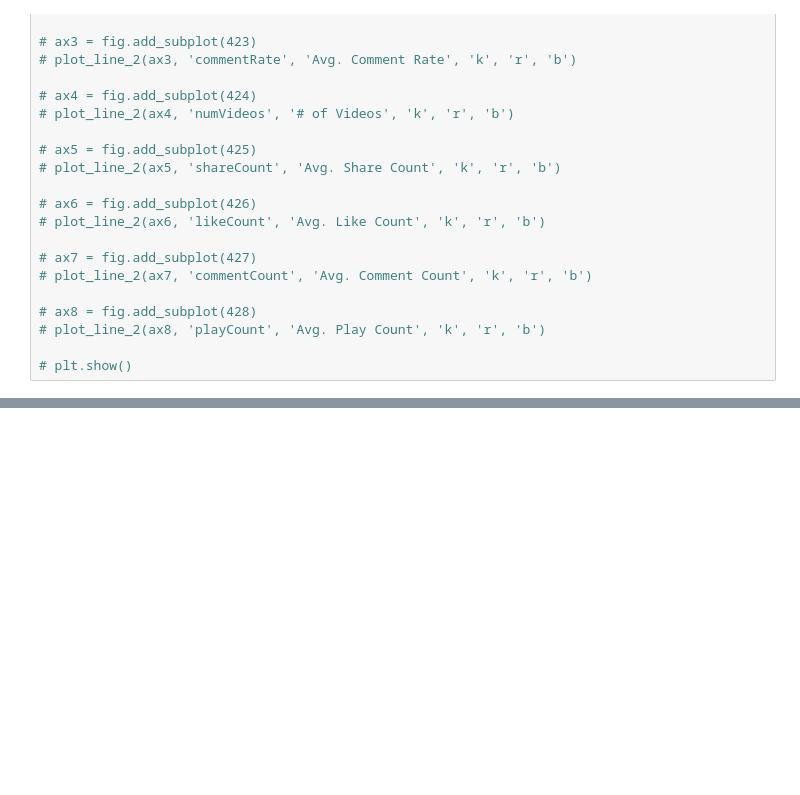
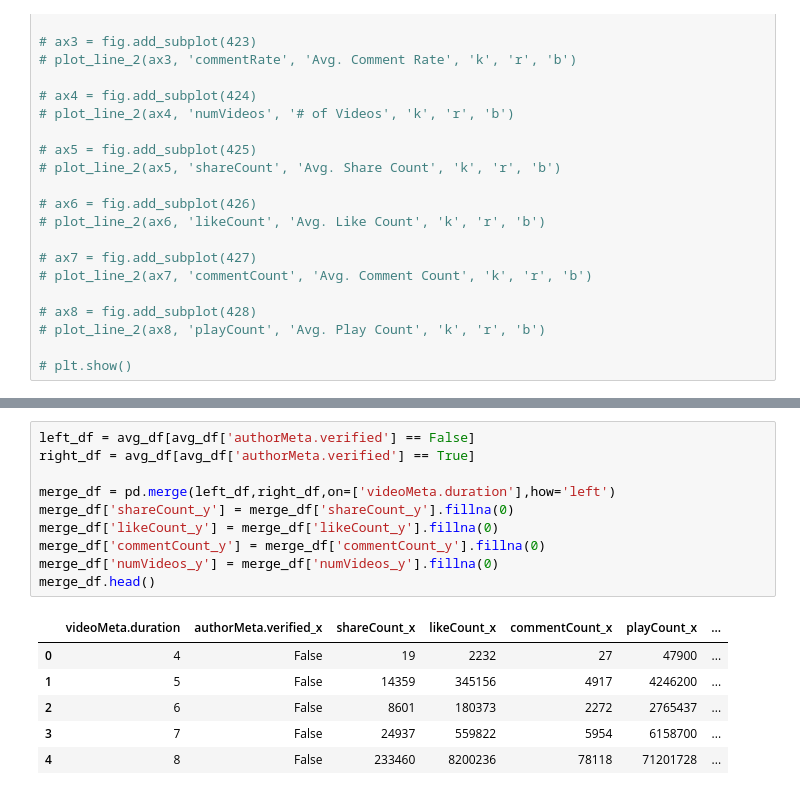
Before and after one commit to ba-group-projects/tiktok-popularity-eda, a Jupyter notebook: mattheus_smm635_mtp_eda.ipynb, the cells around one changed output, grey strips where cells are left out. Drawn from its saved outputs; the diff is of its cells as text; blank space fills up the shorter version.

```diff
--- a/mattheus_smm635_mtp_eda.ipynb
+++ b/mattheus_smm635_mtp_eda.ipynb
@@ -488,0 +649,17 @@ def plot_line_2(ax1, response, response_label, edgecolors, area_color1, area_col
+# %%
+left_df = avg_df[avg_df['authorMeta.verified'] == False]
+right_df = avg_df[avg_df['authorMeta.verified'] == True]
+
+merge_df = pd.merge(left_df,right_df,on=['videoMeta.duration'],how='left')
+merge_df['shareCount_y'] = merge_df['shareCount_y'].fillna(0)
+merge_df['likeCount_y'] = merge_df['likeCount_y'].fillna(0)
+merge_df['commentCount_y'] = merge_df['commentCount_y'].fillna(0)
+merge_df['numVideos_y'] = merge_df['numVideos_y'].fillna(0)
+merge_df.head()
+# %% [output]
+|  | videoMeta.duration | authorMeta.verified_x | shareCount_x | likeCount_x | commentCount_x | playCount_x | ... |
+| 0 | 4 | False | 19 | 2232 | 27 | 47900 | ... |
+| 1 | 5 | False | 14359 | 345156 | 4917 | 4246200 | ... |
+| 2 | 6 | False | 8601 | 180373 | 2272 | 2765437 | ... |
+| 3 | 7 | False | 24937 | 559822 | 5954 | 6158700 | ... |
+| 4 | 8 | False | 233460 | 8200236 | 78118 | 71201728 | ... |
```
Also changed, not shown: parts of 9 cells of this notebook, 1 other file.
